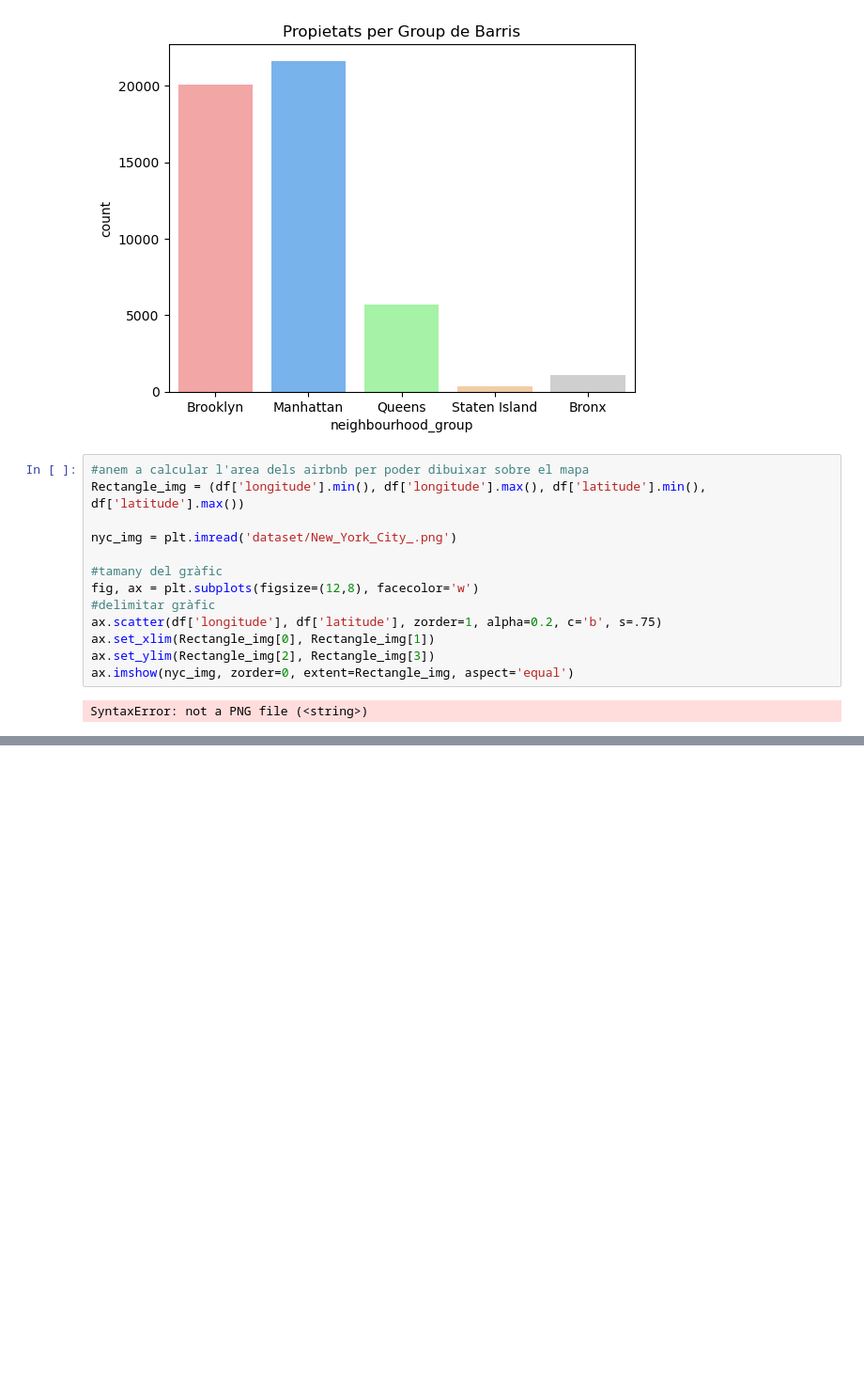
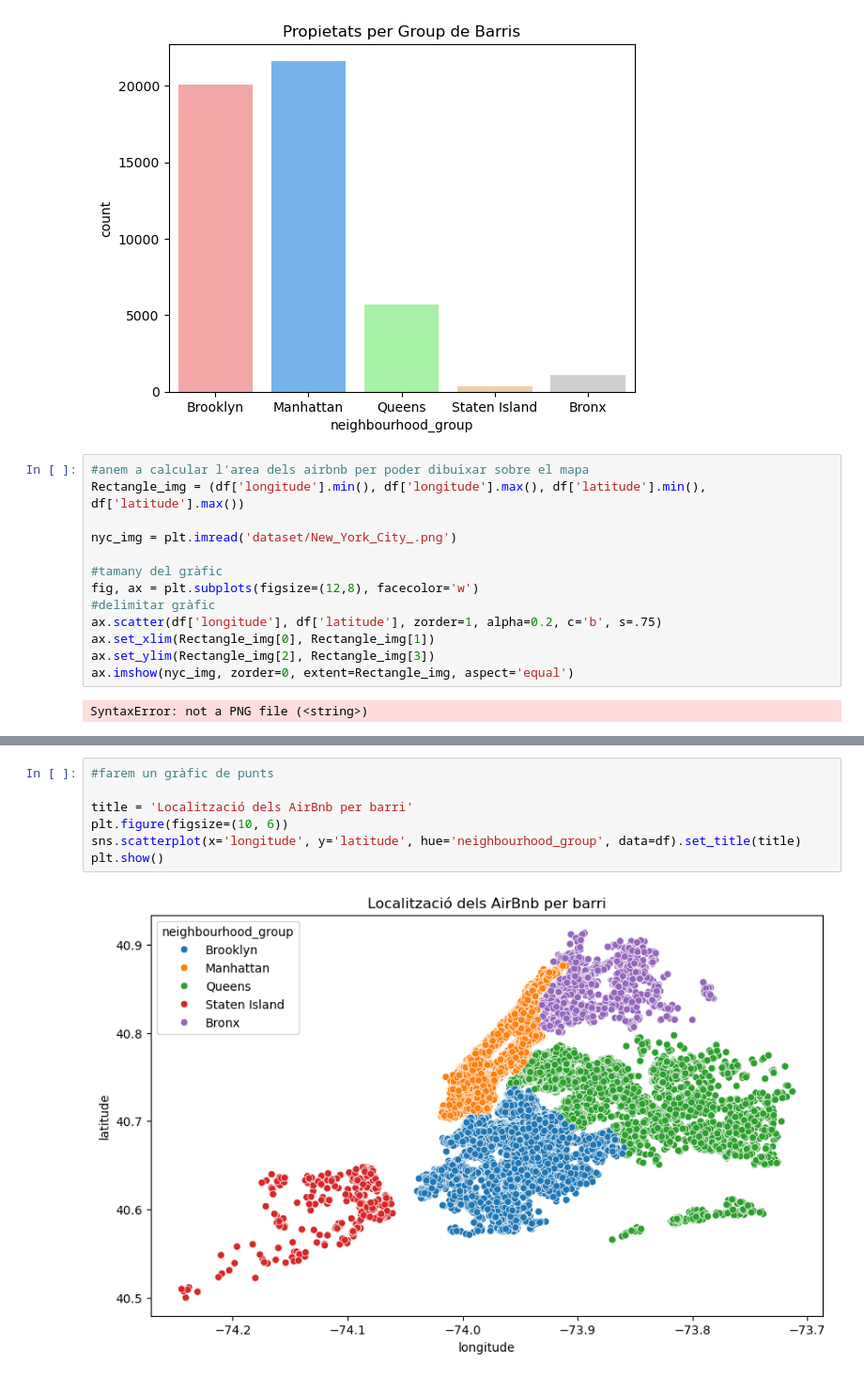
Before and after one commit to polvila25/CAS-KAGGLE-APC, a Jupyter notebook: cas_kaggle.ipynb, the cells around one changed output, grey strips where cells are left out. Shown at 94% size. Saved outputs shown, nothing was run; the diff lists cells and outputs as text; blank space fills up the shorter version.

```diff
--- a/cas_kaggle.ipynb
+++ b/cas_kaggle.ipynb
@@ -252,0 +261,9 @@ SyntaxError: not a PNG file (<string>)
+# %%
+#farem un gràfic de punts
+
+title = 'Localització dels AirBnb per barri'
+plt.figure(figsize=(10, 6))
+sns.scatterplot(x='longitude', y='latitude', hue='neighbourhood_group', data=df).set_title(title)
+plt.show()
+# %% [output]
+[figure, added]
```
Also changed, not shown: parts of 3 cells of this notebook.
